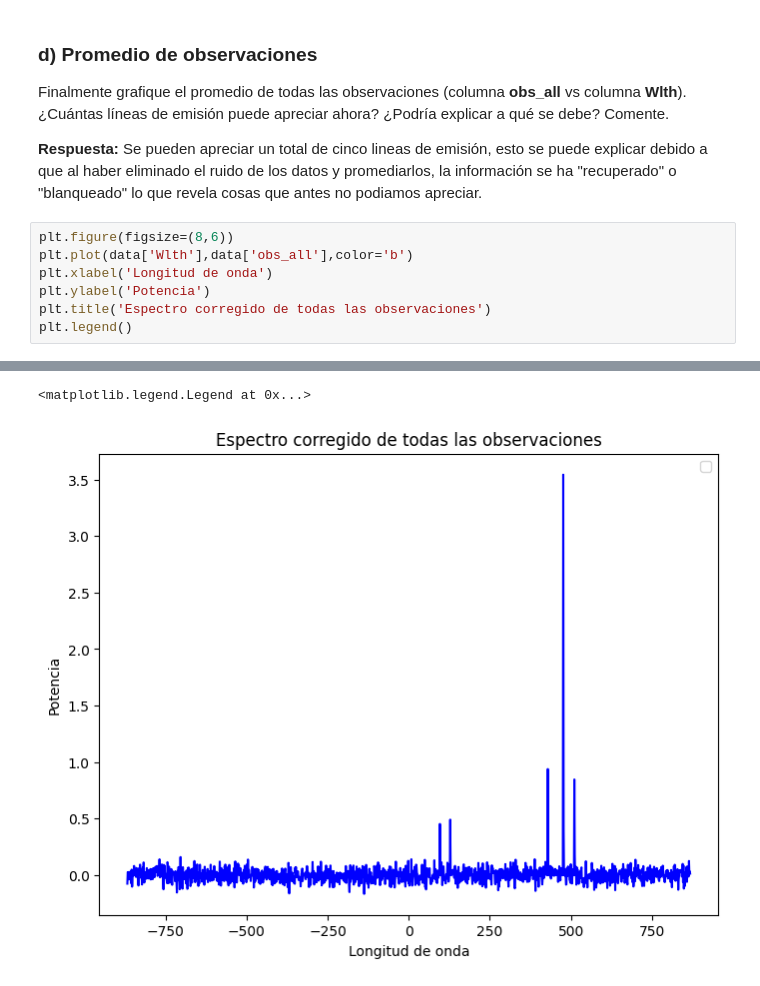
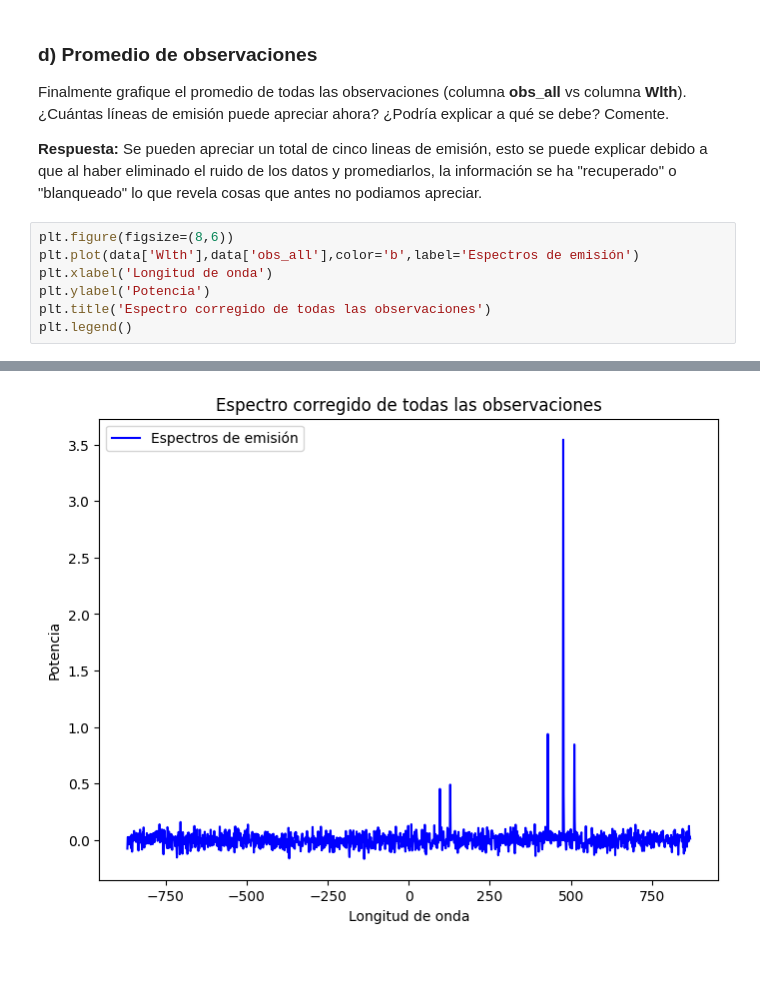
Before and after one commit to martinmaturana777/Tarea-2, a Jupyter notebook: Tarea2.ipynb, the cells around one changed output, grey strips where cells are left out. Drawn from its saved outputs; the diff is of its cells as text.

```diff
--- a/Tarea2.ipynb
+++ b/Tarea2.ipynb
@@ -432,7 +432,7 @@ Finalmente grafique el promedio de todas las observaciones (columna **obs_all**
 **Respuesta:** Se pueden apreciar un total de cinco lineas de emisión, esto se puede explicar debido a que al haber eliminado el ruido de los datos y promediarlos, la información se ha "recuperado" o "blanqueado" lo que revela cosas que antes no podiamos apreciar.
 # %%
 plt.figure(figsize=(8,6))
-plt.plot(data['Wlth'],data['obs_all'],color='b')
+plt.plot(data['Wlth'],data['obs_all'],color='b',label='Espectros de emisión')
 plt.xlabel('Longitud de onda')
 plt.ylabel('Potencia')
 plt.title('Espectro corregido de todas las observaciones')
@@ -442,2 +442 @@ WARNING:matplotlib.legend:No artists with labels found to put in legend.  Note t
-<matplotlib.legend.Legend at 0x...>
-[figure, old version]
+[figure, new version]
```
Also changed, not shown: parts of 1 cell of this notebook.
